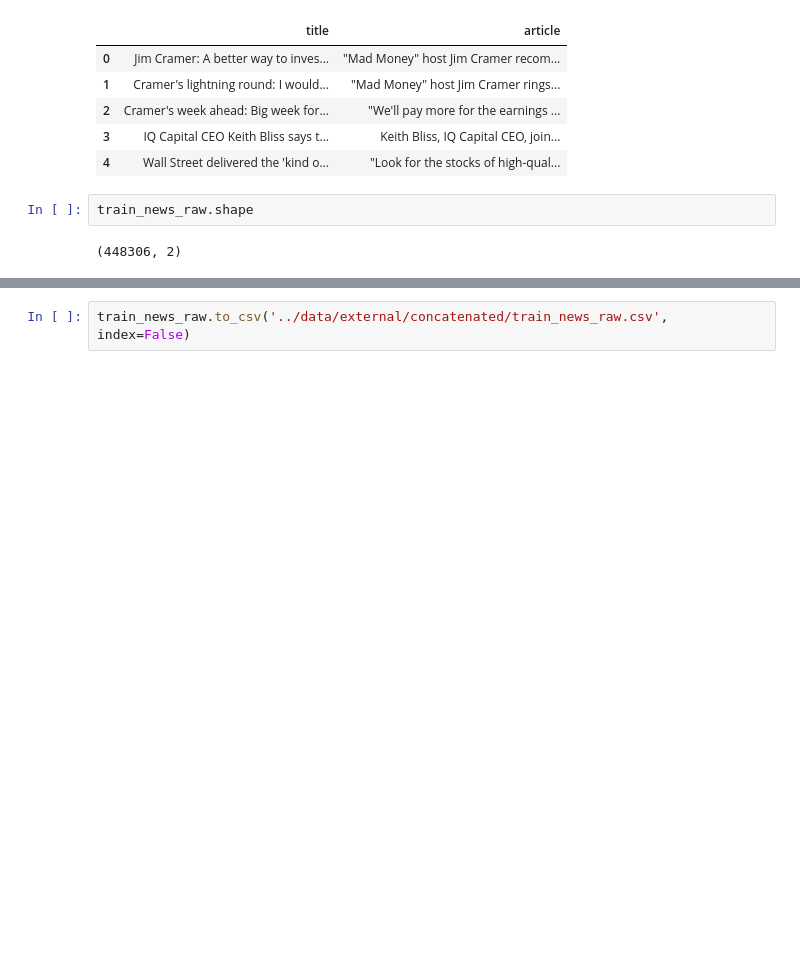
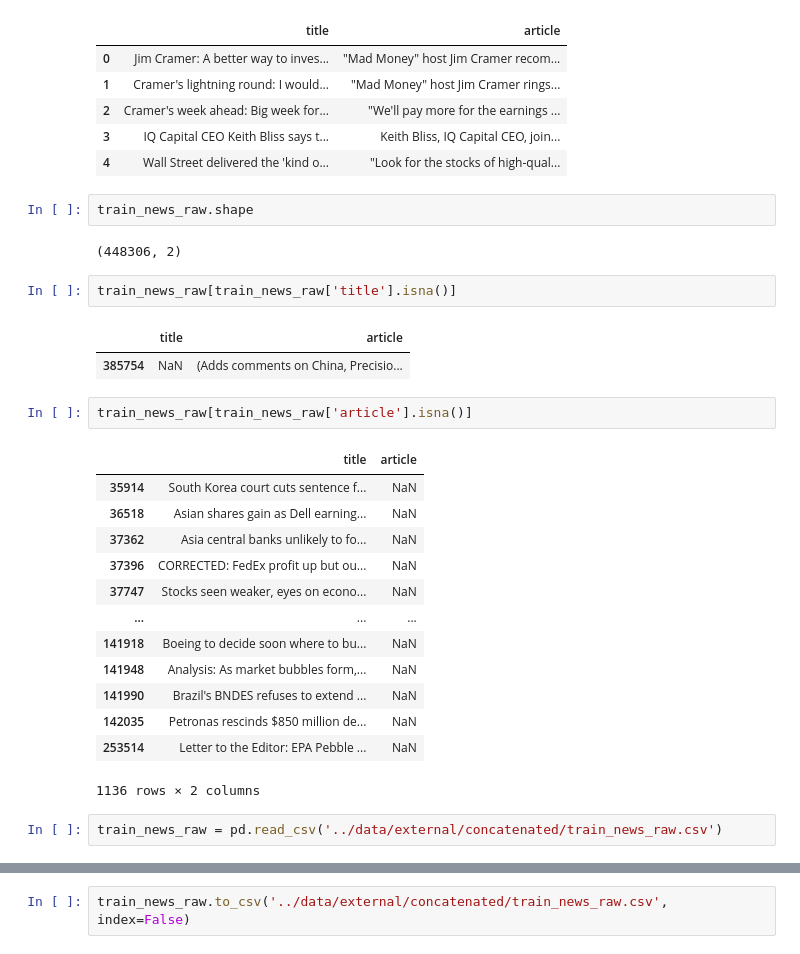
Before and after one commit to someoneorlov/styx, a Jupyter notebook: notebooks/1.0-raw-datasets-explore.ipynb, the cells around one changed output, grey strips where cells are left out. Saved outputs shown, nothing was run; the diff lists cells and outputs as text; blank space fills up the shorter version.

```diff
--- a/notebooks/1.0-datasets-explore.ipynb
+++ b/notebooks/1.0-raw-datasets-explore.ipynb
@@ -994,3 +988,26 @@ train_news_raw.head()
 train_news_raw.shape
 # %% [output]
 (448306, 2)
+# %%
+train_news_raw[train_news_raw['title'].isna()]
+# %% [output]
+|  | title | article |
+| 385754 | NaN | (Adds comments on China, Precisio... |
+# %%
+train_news_raw[train_news_raw['article'].isna()]
+# %% [output]
+|  | title | article |
+| 35914 | South Korea court cuts sentence f... | NaN |
+| 36518 | Asian shares gain as Dell earning... | NaN |
+| 37362 | Asia central banks unlikely to fo... | NaN |
+| 37396 | CORRECTED: FedEx profit up but ou... | NaN |
+| 37747 | Stocks seen weaker, eyes on econo... | NaN |
+| ... | ... | ... |
+| 141918 | Boeing to decide soon where to bu... | NaN |
+| 141948 | Analysis: As market bubbles form,... | NaN |
+| 141990 | Brazil's BNDES refuses to extend ... | NaN |
+| 142035 | Petronas rescinds $850 million de... | NaN |
+| 253514 | Letter to the Editor: EPA Pebble ... | NaN |
+1136 rows × 2 columns
+# %%
+train_news_raw = pd.read_csv('../data/external/concatenated/train_news_raw.csv')
```
Also changed, not shown: parts of 19 cells of this notebook, 6 other files.
